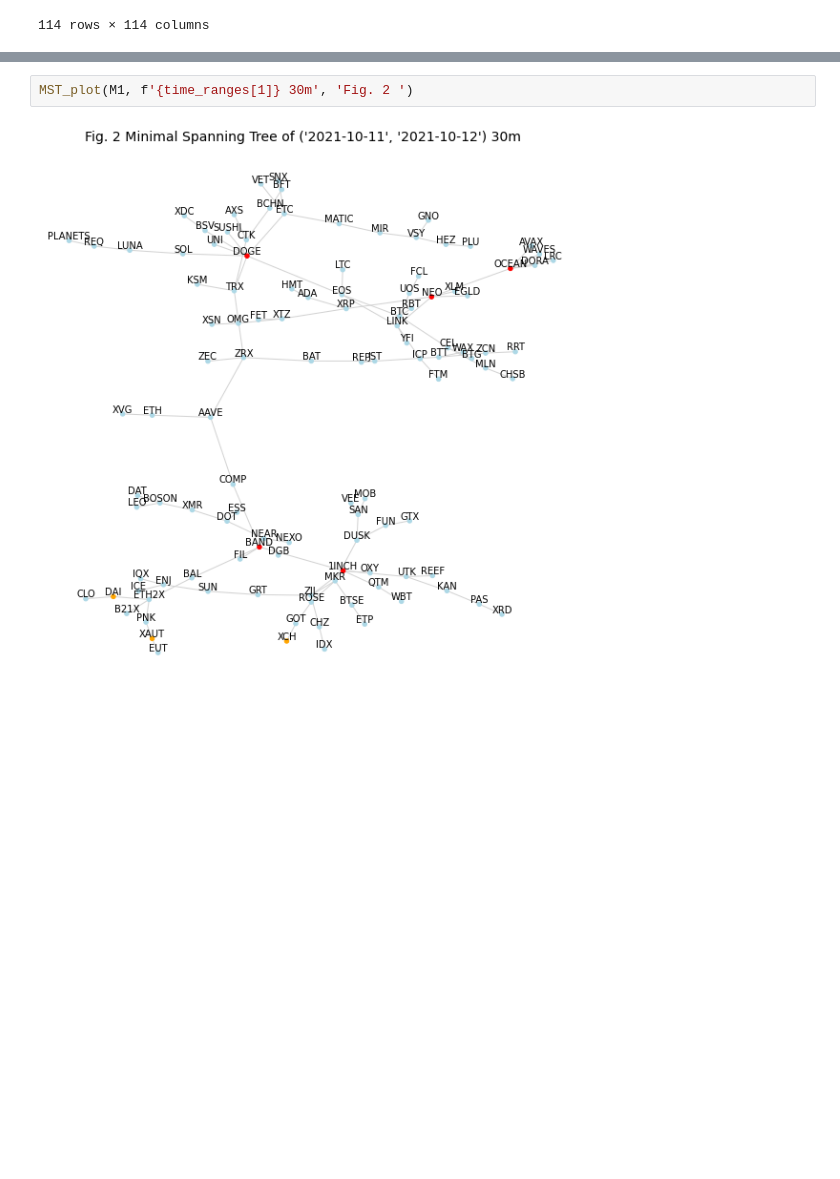
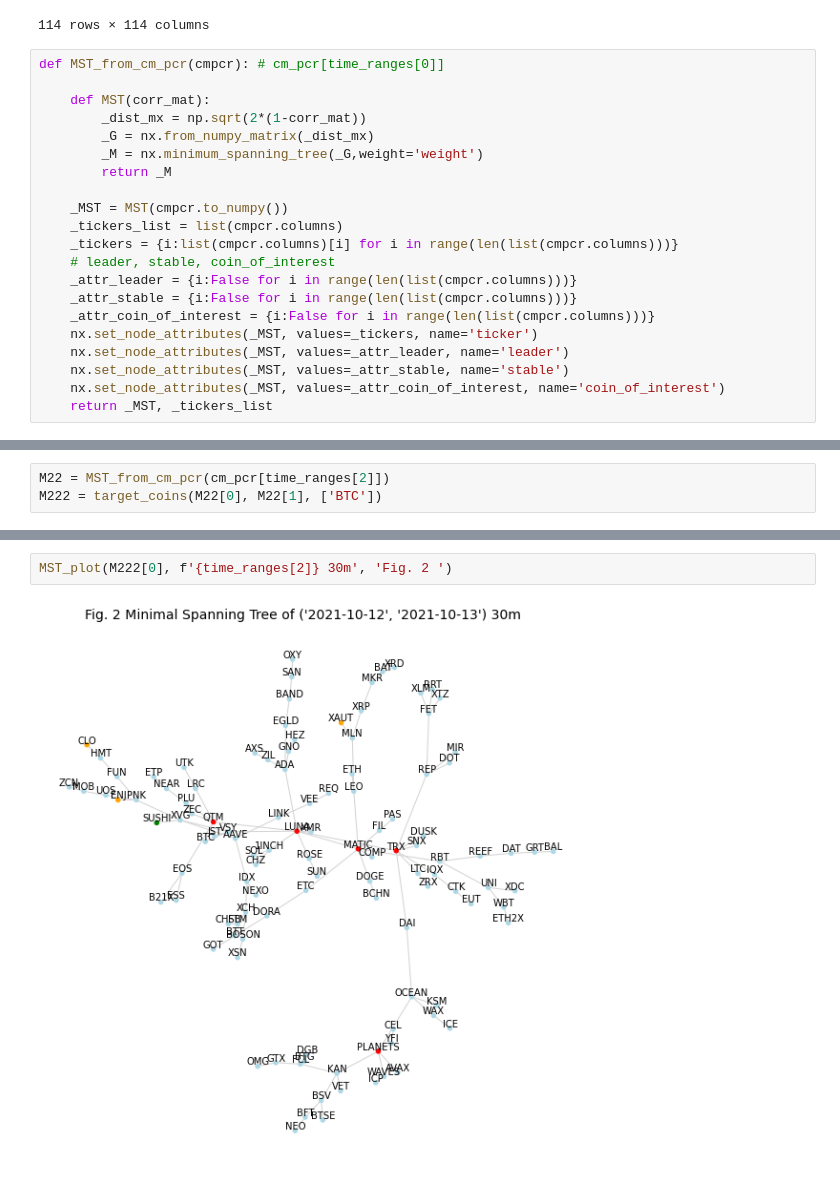
Before and after one commit to codingFerryman/crypto_market_hierarchy_structure, a Jupyter notebook: src/30m_MST_per_day.ipynb, the cells around one changed output, grey strips where cells are left out. Drawn from its saved outputs; the diff is of its cells as text; blank space fills up the shorter version.

Commit message:
add MST node attributes

```diff
--- a/src/30m_MST_per_day.ipynb
+++ b/src/30m_MST_per_day.ipynb
@@ -101,4 +100,25 @@ cm_pcr[time_ranges[0]]
 | UNI | 0.506966 | 0.723849 | 0.474032 | 0.456553 | 0.521707 | 0.278260 | 0.599701 | 0.745411 | -0.029858 | 0.411958 | ... | ... |
 | XRD | 0.170149 | 0.214106 | 0.344781 | 0.106074 | 0.155078 | -0.002240 | 0.188729 | 0.355041 | 0.124036 | 0.290954 | ... | ... |
 114 rows × 114 columns
+# %%
+def MST_from_cm_pcr(cmpcr): # cm_pcr[time_ranges[0]]
+
+    def MST(corr_mat):
+        _dist_mx = np.sqrt(2*(1-corr_mat))
+        _G = nx.from_numpy_matrix(_dist_mx)
+        _M = nx.minimum_spanning_tree(_G,weight='weight')
+        return _M
+
+    _MST = MST(cmpcr.to_numpy())
+    _tickers_list = list(cmpcr.columns)
+    _tickers = {i:list(cmpcr.columns)[i] for i in range(len(list(cmpcr.columns)))}
+    # leader, stable, coin_of_interest
+    _attr_leader = {i:False for i in range(len(list(cmpcr.columns)))}
+    _attr_stable = {i:False for i in range(len(list(cmpcr.columns)))}
+    _attr_coin_of_interest = {i:False for i in range(len(list(cmpcr.columns)))}
+    nx.set_node_attributes(_MST, values=_tickers, name='ticker')
+    nx.set_node_attributes(_MST, values=_attr_leader, name='leader')
+    nx.set_node_attributes(_MST, values=_attr_stable, name='stable')
+    nx.set_node_attributes(_MST, values=_attr_coin_of_interest, name='coin_of_interest')
+    return _MST, _tickers_list
 # %%
@@ -157,0 +167,3 @@ degree of BTC node:  1
+# %%
+M22 = MST_from_cm_pcr(cm_pcr[time_ranges[2]])
+M222 = target_coins(M22[0], M22[1], ['BTC'])
@@ -172,4 +188,4 @@ MST_plot(M0, f'{time_ranges[0]} 30m', 'Fig. 1 ')
 # %%
-MST_plot(M1, f'{time_ranges[1]} 30m', 'Fig. 2 ')
+MST_plot(M222[0], f'{time_ranges[2]} 30m', 'Fig. 2 ')
 # %% [output]
-[figure, old version]
+[figure, new version]
```
Also changed, not shown: parts of 13 cells of this notebook.
